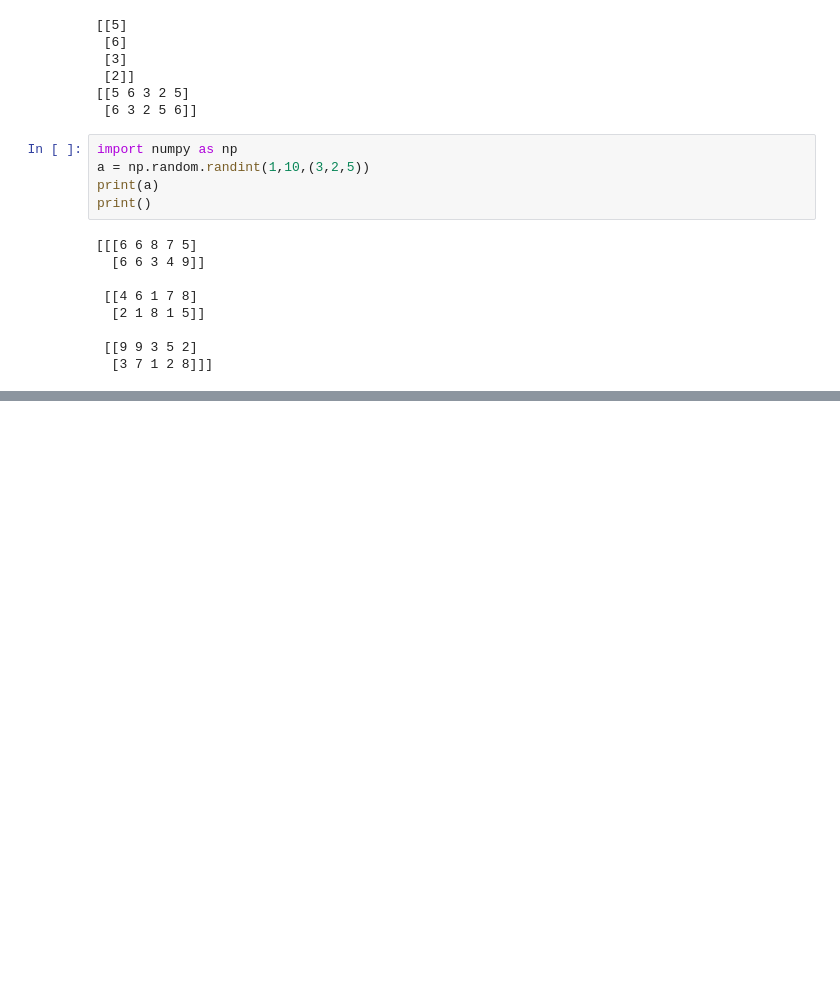
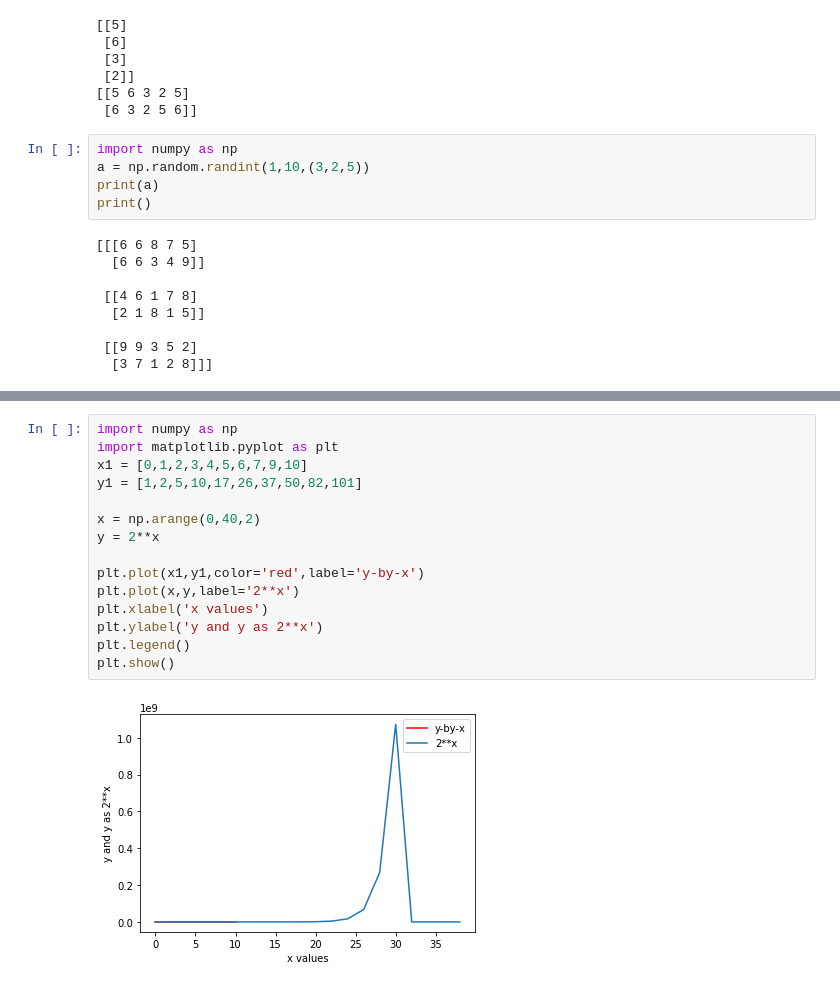
Before and after one commit to SinisterSup/My-Jupyter-Projects, a Jupyter notebook: Roughwork.ipynb, the cells around one changed output, grey strips where cells are left out. Drawn from its saved outputs; the diff is of its cells as text; blank space fills up the shorter version.

```diff
--- a/Roughwork.ipynb
+++ b/Roughwork.ipynb
@@ -116,0 +160,17 @@ print()
+# %%
+import numpy as np
+import matplotlib.pyplot as plt
+x1 = [0,1,2,3,4,5,6,7,9,10]
+y1 = [1,2,5,10,17,26,37,50,82,101]
+
+x = np.arange(0,40,2)
+y = 2**x
+
+plt.plot(x1,y1,color='red',label='y-by-x')
+plt.plot(x,y,label='2**x')
+plt.xlabel('x values')
+plt.ylabel('y and y as 2**x')
+plt.legend()
+plt.show()
+# %% [output]
+[figure, added]
```
Also changed, not shown: parts of 9 cells of this notebook, 6 other files.
